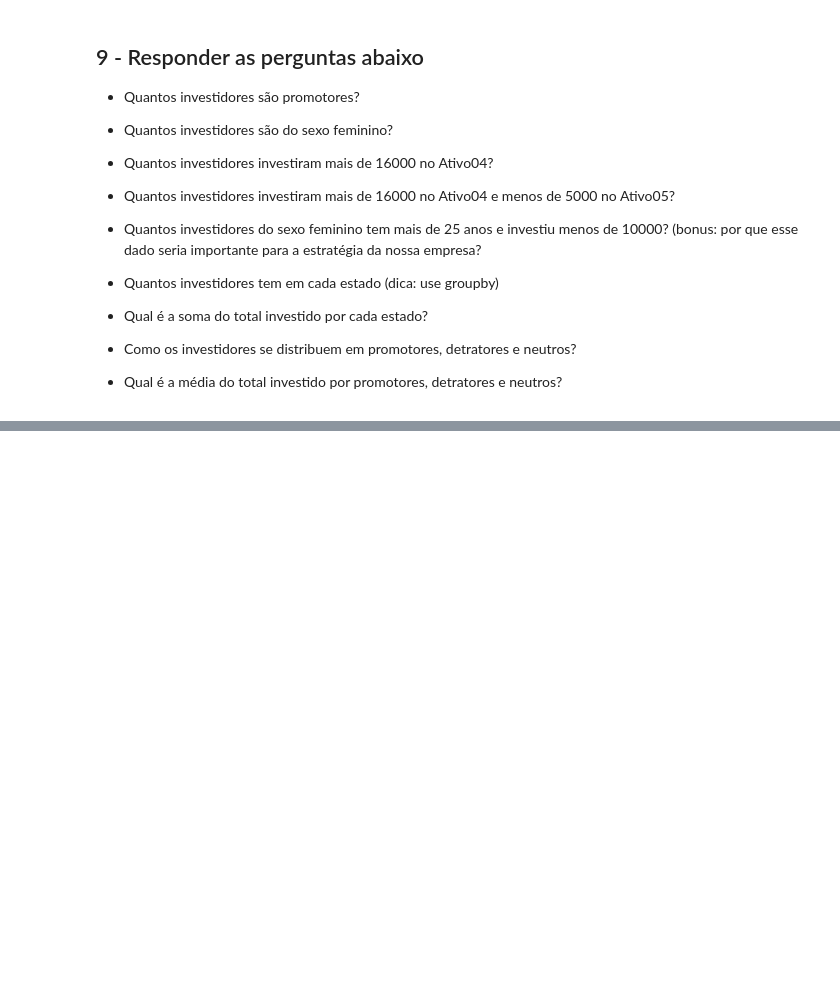
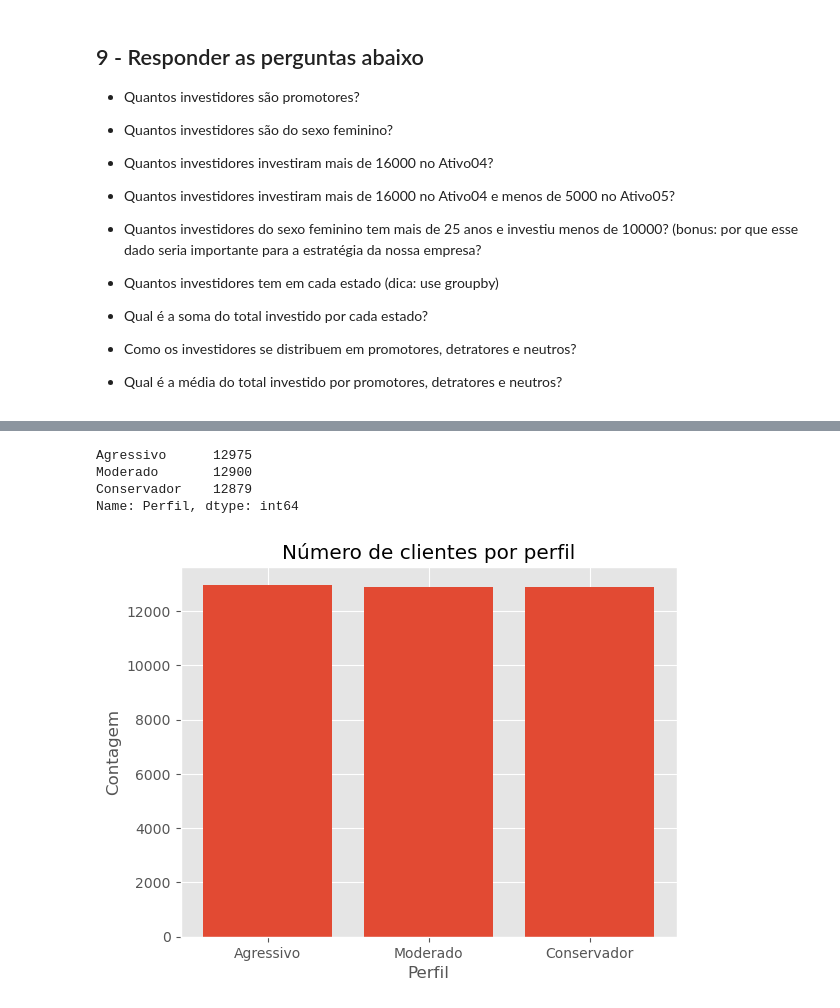
Before and after one commit to vitorccmanso/970-lm-data-tech, a Jupyter notebook: tecnicas_de_programacao_I/projetos/EDA_Pandas/Proj 1 - pandas - notebook.ipynb, the cells around one changed output, grey strips where cells are left out. Saved outputs shown, nothing was run; the diff lists cells and outputs as text; code cells hidden in the pictures; blank space fills up the shorter version.

```diff
--- a/tecnicas_de_programacao_I/projetos/EDA_Pandas/Proj 1 - pandas - notebook.ipynb
+++ b/tecnicas_de_programacao_I/projetos/EDA_Pandas/Proj 1 - pandas - notebook.ipynb
@@ -269,0 +576,16 @@ dtype: bool
+# %%
+# Distribuição por perfil
+
+plt.bar(x = df['Perfil'].value_counts().keys(), height = df['Perfil'].value_counts())
+plt.title('Número de clientes por perfil')
+plt.xlabel('Perfil')
+plt.ylabel('Contagem')
+
+display(df['Perfil'].value_counts())
+# O número de clientes por perfil também são semelhantes entre si
+# %% [output]
+Agressivo      12975
+Moderado       12900
+Conservador    12879
+Name: Perfil, dtype: int64
+[figure, added]
```
Also changed, not shown: parts of 32 cells of this notebook.
